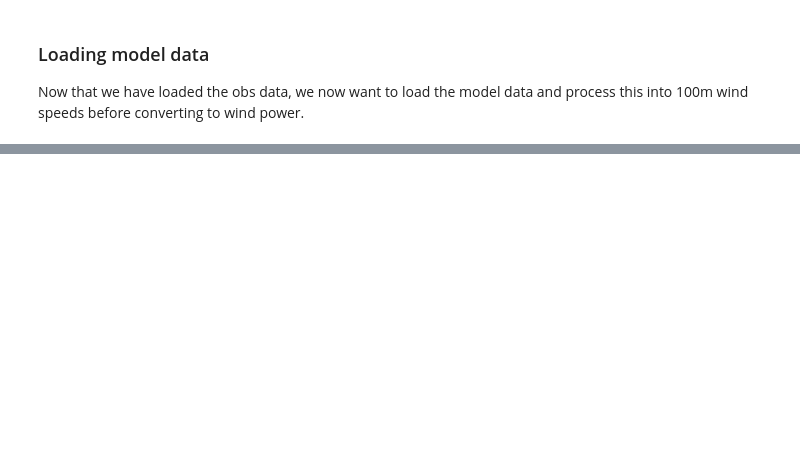
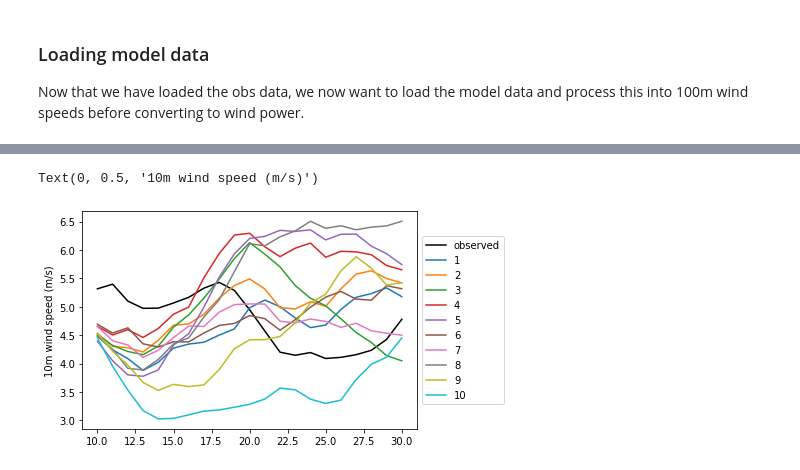
Before and after one commit to benhutchmet/unseen_multi_year, a Jupyter notebook: testing_wind.ipynb, the cells around one changed output, grey strips where cells are left out. Saved outputs shown, nothing was run; the diff lists cells and outputs as text; code cells hidden in the pictures; blank space fills up the shorter version.

```diff
--- a/testing_wind.ipynb
+++ b/testing_wind.ipynb
@@ -254,0 +545,30 @@ Now that we have loaded the obs data, we now want to load the model data and pro
+# %%
+# set up a figure
+fig, ax = plt.subplots()
+
+# # subset df to 30 days
+# wind_speed_pre_obs_df_subset = wind_speed_pre_obs_df.iloc[:30]
+
+# take a rolling mean
+obs_smooth = wind_speed_pre_obs_df_subset["obs_10m_wind_speed"].rolling(window=10).mean()
+
+# plot the observed wind speed
+plt.plot(wind_speed_pre_obs_df_subset["lead"], obs_smooth, label="observed", color="black")
+
+# loop over the different members and plot the wind power data
+for member in wind_speed_df["member"].unique():
+    member_df = wind_speed_df[wind_speed_df["member"] == member]
+
+    # smooth the member by 10 days centred
+    member_df_smooth = member_df["wind_speed"].rolling(window=10).mean()
+
+    plt.plot(member_df["lead"], member_df_smooth, label=member)
+
+# plot the legend off to the side
+plt.legend(loc='center left', bbox_to_anchor=(1, 0.5))
+
+# add a ylabel
+plt.ylabel("10m wind speed (m/s)")
+# %% [output]
+Text(0, 0.5, '10m wind speed (m/s)')
+[figure, added]
```
Also changed, not shown: parts of 25 cells of this notebook.
